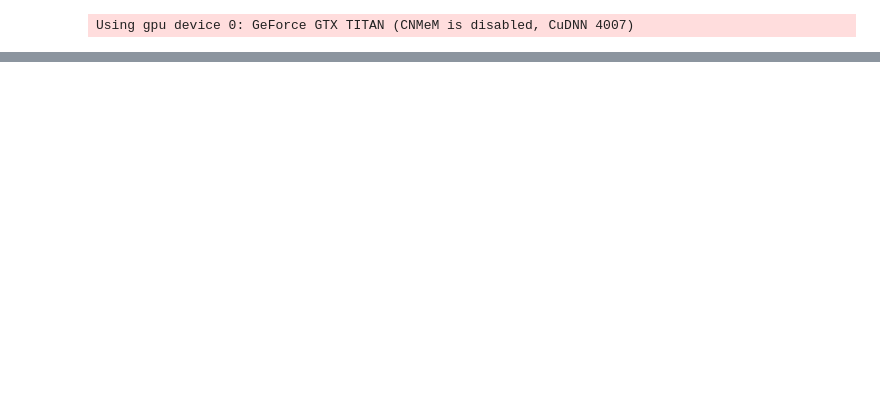
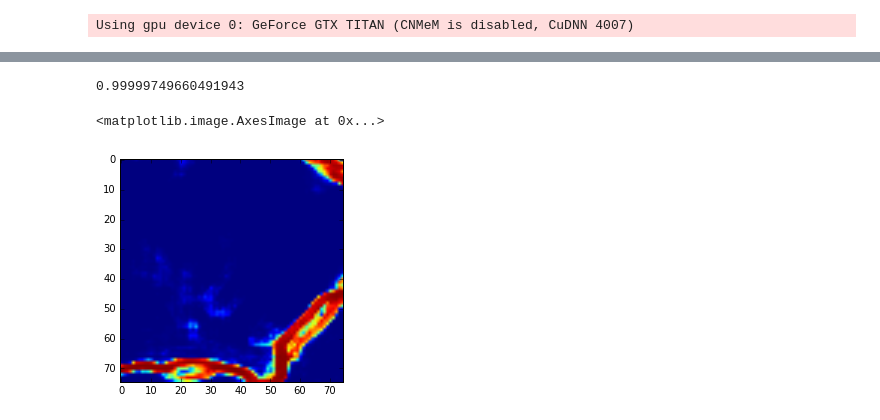
Before and after one commit to SrutiBh/mlproof, a Jupyter notebook: CNN_STATS.ipynb, the cells around one changed output, grey strips where cells are left out. Cells and saved outputs as stored; diff of their text form; code cells hidden in the pictures; blank space fills up the shorter version.

```diff
--- a/CNN_STATS.ipynb
+++ b/CNN_STATS.ipynb
@@ -29,0 +79,2 @@ Loaded /home/d/patches//cylinder1/ in 0.0532689094543 seconds.
+# %%
+p = mlp.Patch.grab_group_test_and_unify(cnn, input_image[0], input_prob[0], f, 85,86)
@@ -29,0 +102,9 @@ Loaded /home/d/patches//cylinder1/ in 0.0532689094543 seconds.
+# %%
+p
+# %% [output]
+0.99999749660491943
+# %%
+imshow(p[0]['prob'])
+# %% [output]
+<matplotlib.image.AxesImage at 0x...>
+[figure, added]
```
Also changed, not shown: parts of 19 cells of this notebook, 11 other files.
